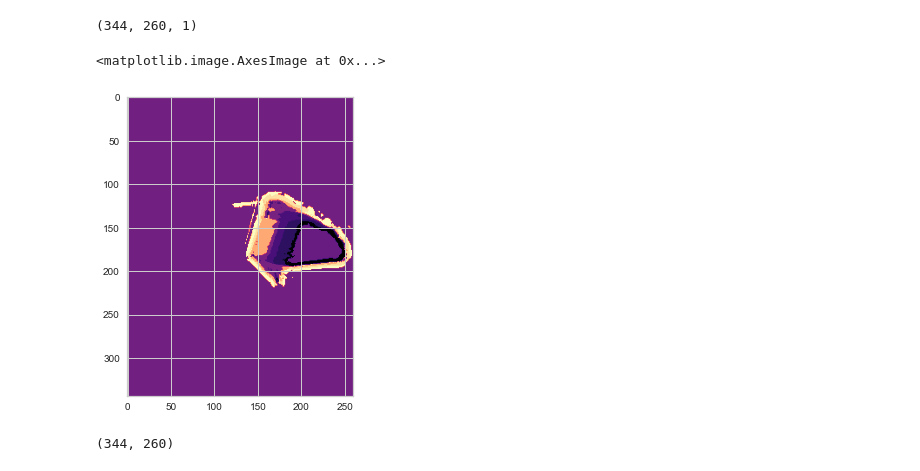
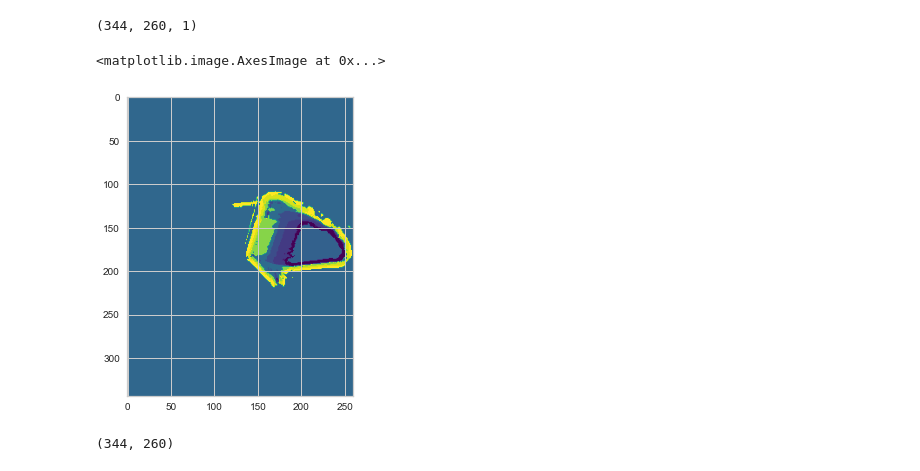
Before and after one commit to AnGodel/TFM_Image_segmentation_ellipsometric_maps, a Jupyter notebook: Untitled.ipynb, the cells around one changed output. Saved outputs shown, nothing was run; the diff lists cells and outputs as text; code cells hidden in the pictures.

```diff
--- a/Untitled.ipynb
+++ b/Untitled.ipynb
@@ -184,11 +184,11 @@ image = im.reshape(im.shape[0], im.shape[1])
 # %%
 edged = canny(image)
 # %%
-plt.imshow(edged)
-plt.imshow(image, cmap='magma')
+plt.imshow(edged),
+plt.imshow(image, cmap='viridis')
 # %% [output]
 <matplotlib.image.AxesImage at 0x...>
-[figure, old version]
+[figure, new version]
 # %%
 edged.shape
 # %% [output]
```
